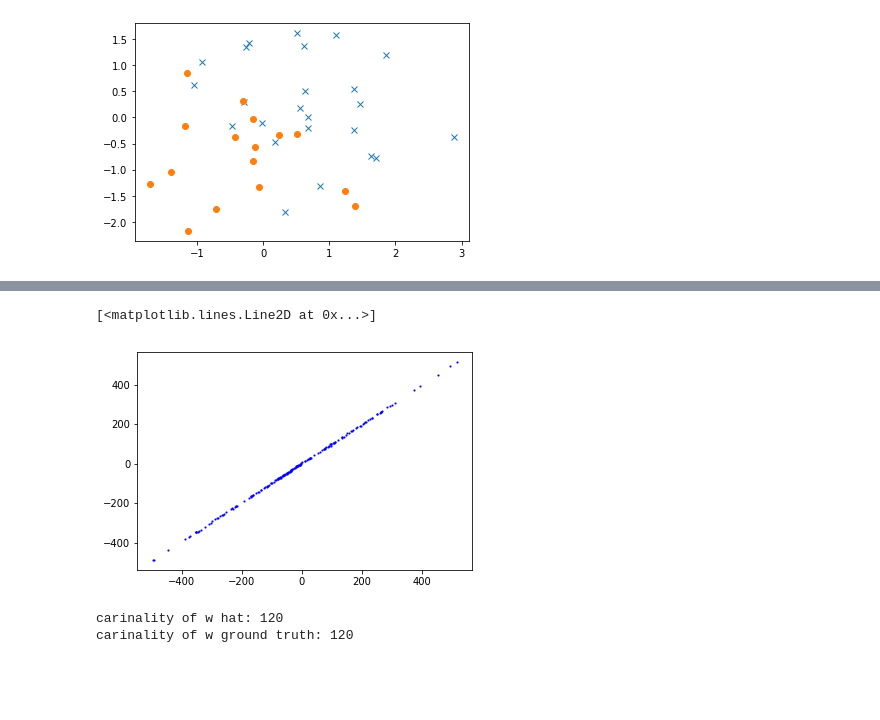
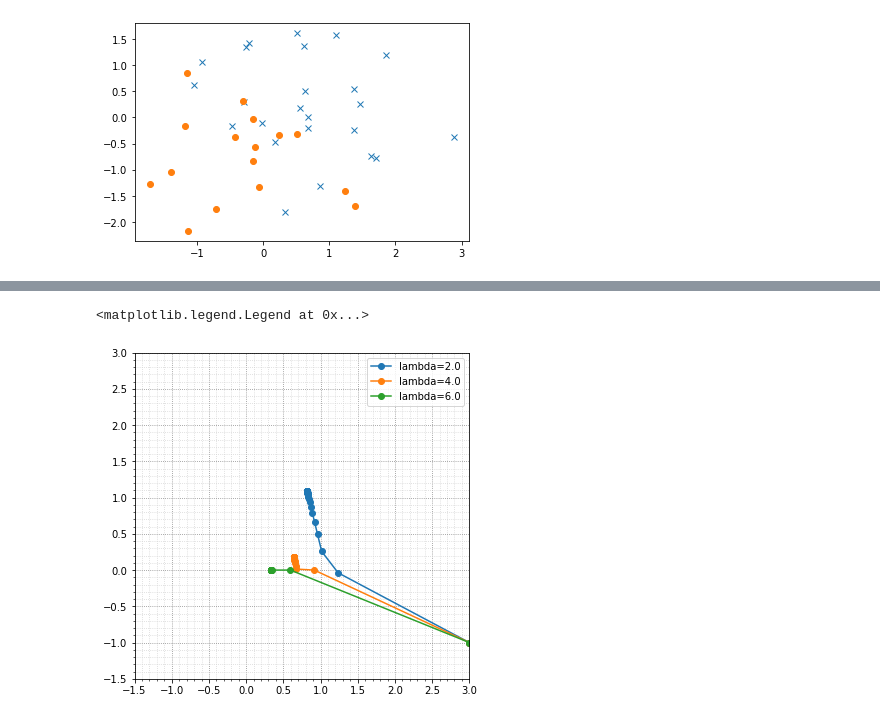
Before and after one commit to aya-se/advanced-machine-learning-2022, a Jupyter notebook: shimosaka_final.ipynb, the cells around one changed output, grey strips where cells are left out. Saved outputs shown, nothing was run; the diff lists cells and outputs as text; code cells hidden in the pictures; blank space fills up the shorter version.

```diff
--- a/shimosaka_final.ipynb
+++ b/shimosaka_final.ipynb
@@ -135,14 +109,3 @@ A = np.array([[  3, 0.5],
               [0.5,   1]])
 mu = np.array([[1],
                [2]])
-# %%
-w_hat_lam = []
-lams = np.arange(0, 6, 0.1)
-
-for lam in lams:
-  ### implement PG ###
-
-  w_hat_lam.append(w_hat)
-  ###
-
-plt.plot(lams, w_hat_lam)
@@ -206,11 +112,44 @@ plt.plot(wridge, 'g-+', markersize=1.5, linewidth=0.5)
-# %%
-plt.plot(y_test, y_pred, 'bs', markersize=1)
-# %% [output]
-[<matplotlib.lines.Line2D at 0x...>]
-[figure, removed]
-# %%
-print('carinality of w hat: %d'%sum(np.abs(west.value) < 0.01))
-print('carinality of w ground truth: %d'%sum(np.abs(w) < 0.01))
-# %% [output]
-carinality of w hat: 120
-carinality of w ground truth: 120
+# %%
+# パラメータの設定
+w_hat_lams = []
+lams = [2.0, 4.0, 6.0]
+L = np.max(np.linalg.eig(2 * A)[0])
+
+# define prox function
+def prox(mu, lam):
+  val = np.zeros(mu.shape)
+  for i in range(len(mu)):
+    if mu[i] > lam:
+      val[i] = mu[i] - lam
+    elif np.abs(mu[i]) < lam:
+      val[i] = 0
+    else:
+      val[i] = mu[i] + lam
+  return val
+
+for lam in lams:
+  ### implement PG ###
+  lr = lam / L
+  w_t = np.array([[3], [-1]]) # 適当に初期化
+  w_hat_lam = []
+  w_hat_lam.append(w_t.T)
+  for k in range(100):
+    grad = 2 * A @ (w_t - mu)
+    w_t = prox(w_t - grad / L, lr)
+    w_hat_lam.append(w_t.T)
+  w_hat_lams.append(np.vstack(w_hat_lam))
+  ###
+
+plt.figure(figsize=(6,6))
+plt.plot(w_hat_lams[0][:,0], w_hat_lams[0][:,1], "o-", label="lambda=2.0")
+plt.plot(w_hat_lams[1][:,0], w_hat_lams[1][:,1], "o-", label="lambda=4.0")
+plt.plot(w_hat_lams[2][:,0], w_hat_lams[2][:,1], "o-", label="lambda=6.0")
+plt.xlim(-1.5, 3)
+plt.ylim(-1.5, 3)
+plt.minorticks_on()
+plt.grid(which="minor", color="lightgray", linestyle="dotted")
+plt.grid(which="major", color="gray", linestyle="dotted")
+plt.legend()
+# %% [output]
+<matplotlib.legend.Legend at 0x...>
+[figure, added]
```
Also changed, not shown: parts of 15 cells of this notebook.
